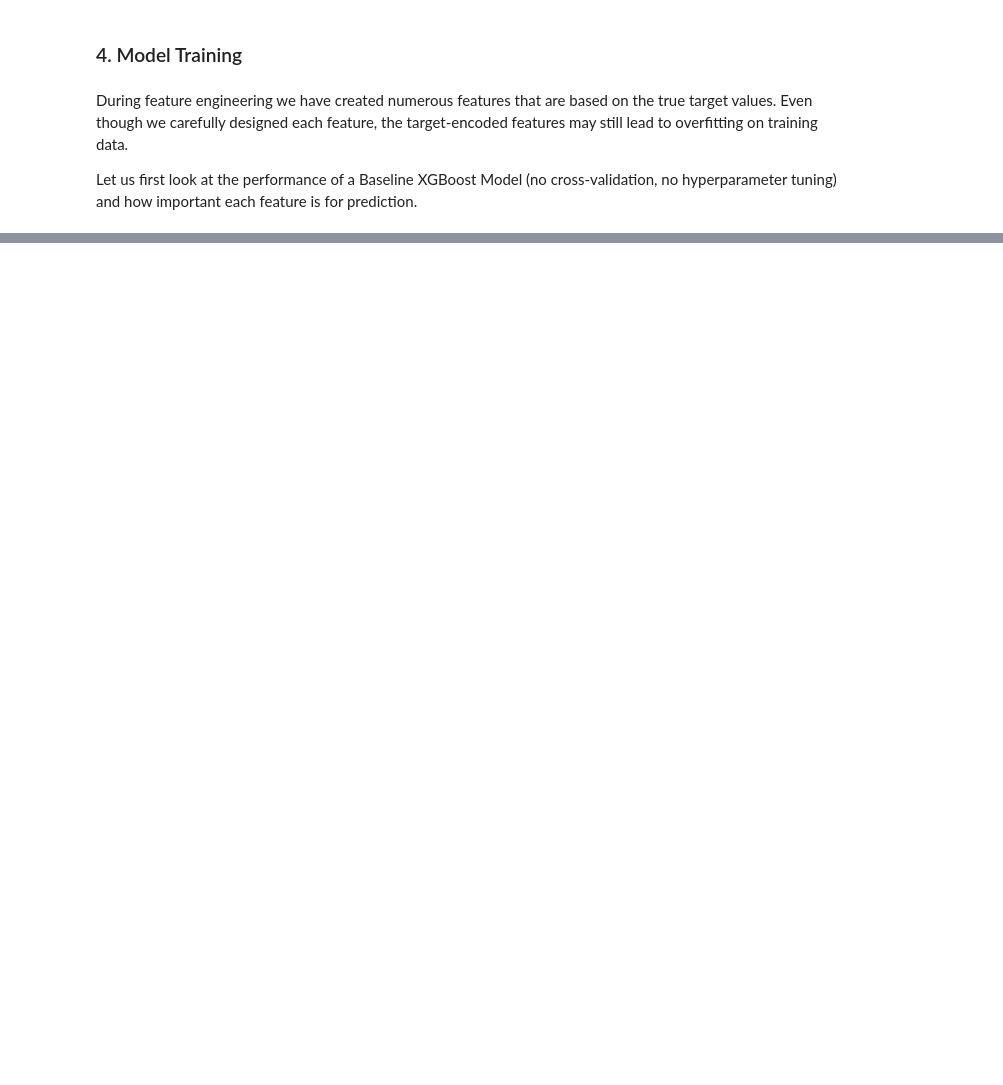
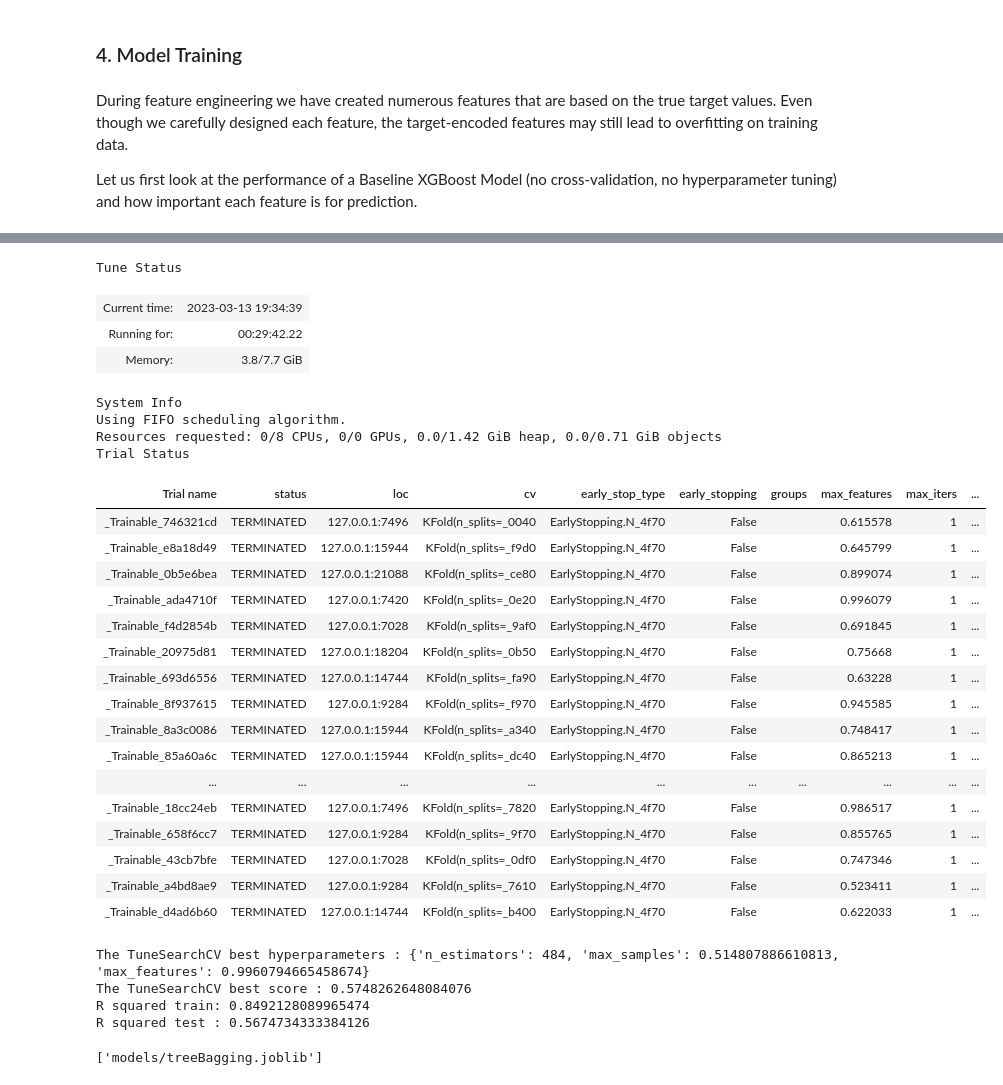
Before and after one commit to lassefschmidt/Ensemble-Learning-on-AirBnb-dataset, a Jupyter notebook: 2_Model Training and Evaluation.ipynb, the cells around one changed output, grey strips where cells are left out. Saved outputs shown, nothing was run; the diff lists cells and outputs as text; code cells hidden in the pictures; blank space fills up the shorter version.

```diff
--- a/2_Model Training and Evaluation.ipynb
+++ b/2_Model Training and Evaluation.ipynb
@@ -151,0 +301,63 @@ Text(0.5, 1.0, 'Feature importance')
+# %%
+# tuning BaggingRegressor with 5-fold cv
+tune_search = TuneSearchCV(
+    bagging_mdl,
+    bagging_params,
+    search_optimization="hyperopt",
+    n_trials=20,
+    cv=5,
+    early_stopping=False,
+    max_iters=1,
+    verbose=1
+)
+tune_search.fit(X_train, y_train)
+
+# print tuning results
+print(f'The TuneSearchCV best hyperparameters : {tune_search.best_params_}')
+print(f'The TuneSearchCV best score : {tune_search.best_score_}')
+
+# performance on train set
+y_pred = tune_search.predict(X_train)
+r2_train = r2_score(y_train, y_pred)
+
+# performance on test set
+y_pred = tune_search.predict(X_test)
+r2_test = r2_score(y_test, y_pred)
+
+print(f"R squared train: {r2_train}")
+print(f"R squared test : {r2_test}")
+
+# save best model
+filename = 'models/treeBagging.joblib'
+dump(tune_search.best_estimator_, filename)
+# %% [output]
+Tune Status
+| Current time: | 2023-03-13 19:34:39 |
+| Running for: | 00:29:42.22 |
+| Memory: | 3.8/7.7 GiB |
+System Info
+Using FIFO scheduling algorithm.
+Resources requested: 0/8 CPUs, 0/0 GPUs, 0.0/1.42 GiB heap, 0.0/0.71 GiB objects
+Trial Status
+| Trial name | status | loc | cv | early_stop_type | early_stopping | groups | max_features | max_iters | ... |
+| _Trainable_746321cd | TERMINATED | 127.0.0.1:7496 | KFold(n_splits=_0040 | EarlyStopping.N_4f70 | False |  | 0.615578 | 1 | ... |
+| _Trainable_e8a18d49 | TERMINATED | 127.0.0.1:15944 | KFold(n_splits=_f9d0 | EarlyStopping.N_4f70 | False |  | 0.645799 | 1 | ... |
+| _Trainable_0b5e6bea | TERMINATED | 127.0.0.1:21088 | KFold(n_splits=_ce80 | EarlyStopping.N_4f70 | False |  | 0.899074 | 1 | ... |
+| _Trainable_ada4710f | TERMINATED | 127.0.0.1:7420 | KFold(n_splits=_0e20 | EarlyStopping.N_4f70 | False |  | 0.996079 | 1 | ... |
+| _Trainable_f4d2854b | TERMINATED | 127.0.0.1:7028 | KFold(n_splits=_9af0 | EarlyStopping.N_4f70 | False |  | 0.691845 | 1 | ... |
+| _Trainable_20975d81 | TERMINATED | 127.0.0.1:18204 | KFold(n_splits=_0b50 | EarlyStopping.N_4f70 | False |  | 0.75668 | 1 | ... |
+| _Trainable_693d6556 | TERMINATED | 127.0.0.1:14744 | KFold(n_splits=_fa90 | EarlyStopping.N_4f70 | False |  | 0.63228 | 1 | ... |
+| _Trainable_8f937615 | TERMINATED | 127.0.0.1:9284 | KFold(n_splits=_f970 | EarlyStopping.N_4f70 | False |  | 0.945585 | 1 | ... |
+| _Trainable_8a3c0086 | TERMINATED | 127.0.0.1:15944 | KFold(n_splits=_a340 | EarlyStopping.N_4f70 | False |  | 0.748417 | 1 | ... |
+| _Trainable_85a60a6c | TERMINATED | 127.0.0.1:15944 | KFold(n_splits=_dc40 | EarlyStopping.N_4f70 | False |  | 0.865213 | 1 | ... |
+| ... | ... | ... | ... | ... | ... | ... | ... | ... | ... |
+| _Trainable_18cc24eb | TERMINATED | 127.0.0.1:7496 | KFold(n_splits=_7820 | EarlyStopping.N_4f70 | False |  | 0.986517 | 1 | ... |
+| _Trainable_658f6cc7 | TERMINATED | 127.0.0.1:9284 | KFold(n_splits=_9f70 | EarlyStopping.N_4f70 | False |  | 0.855765 | 1 | ... |
+| _Trainable_43cb7bfe | TERMINATED | 127.0.0.1:7028 | KFold(n_splits=_0df0 | EarlyStopping.N_4f70 | False |  | 0.747346 | 1 | ... |
+| _Trainable_a4bd8ae9 | TERMINATED | 127.0.0.1:9284 | KFold(n_splits=_7610 | EarlyStopping.N_4f70 | False |  | 0.523411 | 1 | ... |
+| _Trainable_d4ad6b60 | TERMINATED | 127.0.0.1:14744 | KFold(n_splits=_b400 | EarlyStopping.N_4f70 | False |  | 0.622033 | 1 | ... |
+The TuneSearchCV best hyperparameters : {'n_estimators': 484, 'max_samples': 0.514807886610813, 'max_features': 0.9960794665458674}
+The TuneSearchCV best score : 0.5748262648084076
+R squared train: 0.8492128089965474
+R squared test : 0.5674734333384126
+['models/treeBagging.joblib']
```
Also changed, not shown: parts of 26 cells of this notebook, 7 other files.
